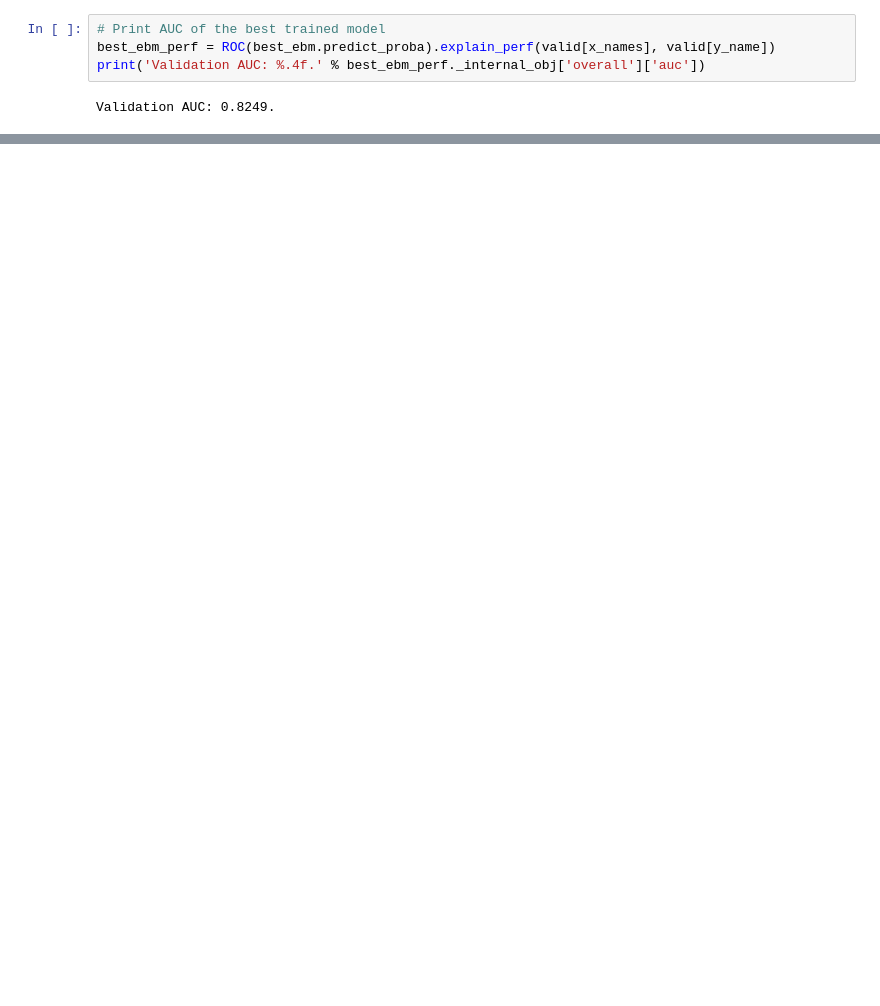
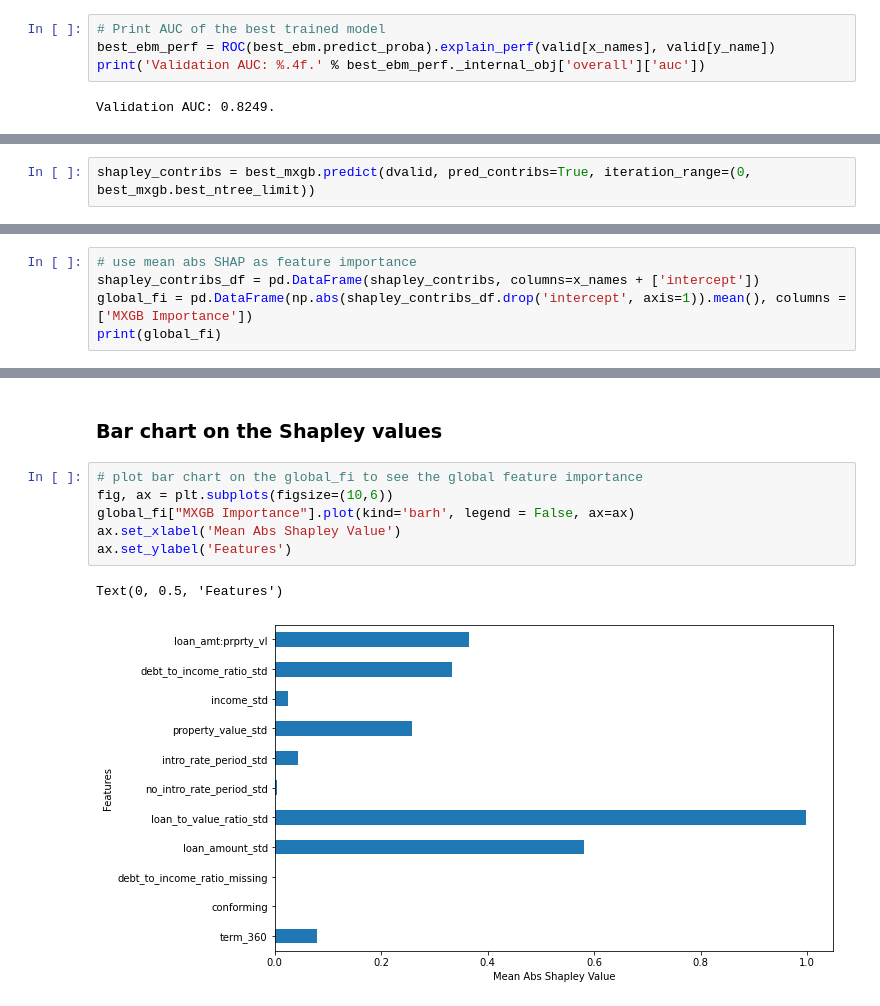
Before and after one commit to hshehjue/Data_Mining_Project, a Jupyter notebook: Explainable ML_1/Loan_Boost.ipynb, the cells around one changed output, grey strips where cells are left out. Saved outputs shown, nothing was run; the diff lists cells and outputs as text; blank space fills up the shorter version.

Commit message:
Feature Importance & Partial Dependence

```diff
--- a/Explainable ML_1/Loan_Boost.ipynb
+++ b/Explainable ML_1/Loan_Boost.ipynb
@@ -373,0 +399,2 @@ best_mxgb_submit.to_csv('Group7_EBM.csv', index=False)
+# %%
+shapley_contribs = best_mxgb.predict(dvalid, pred_contribs=True, iteration_range=(0, best_mxgb.best_ntree_limit))
@@ -373,0 +428,5 @@ best_mxgb_submit.to_csv('Group7_EBM.csv', index=False)
+# %%
+# use mean abs SHAP as feature importance
+shapley_contribs_df = pd.DataFrame(shapley_contribs, columns=x_names + ['intercept'])
+global_fi = pd.DataFrame(np.abs(shapley_contribs_df.drop('intercept', axis=1)).mean(), columns = ['MXGB Importance'])
+print(global_fi)
@@ -373,0 +446,11 @@ best_mxgb_submit.to_csv('Group7_EBM.csv', index=False)
+# %% [markdown]
+### Bar chart on the Shapley values
+# %%
+# plot bar chart on the global_fi to see the global feature importance
+fig, ax = plt.subplots(figsize=(10,6))
+global_fi["MXGB Importance"].plot(kind='barh', legend = False, ax=ax)
+ax.set_xlabel('Mean Abs Shapley Value')
+ax.set_ylabel('Features')
+# %% [output]
+Text(0, 0.5, 'Features')
+[figure, added]
```
Also changed, not shown: parts of 46 cells of this notebook.
